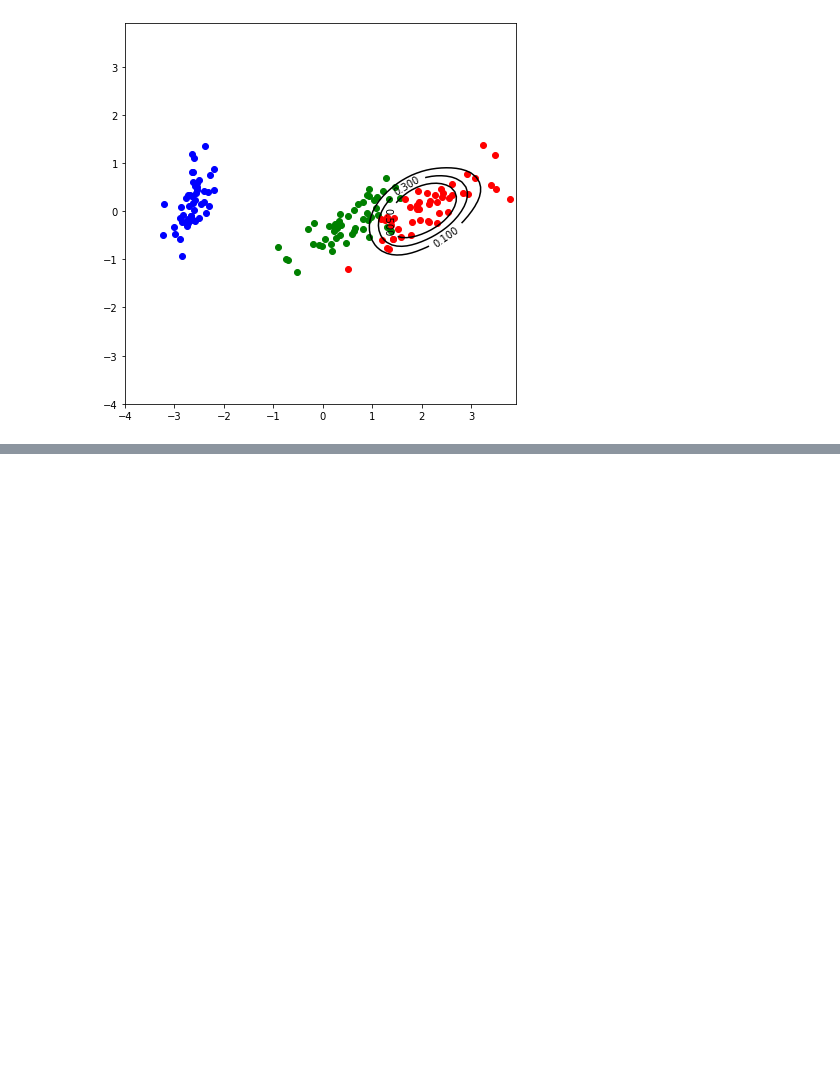
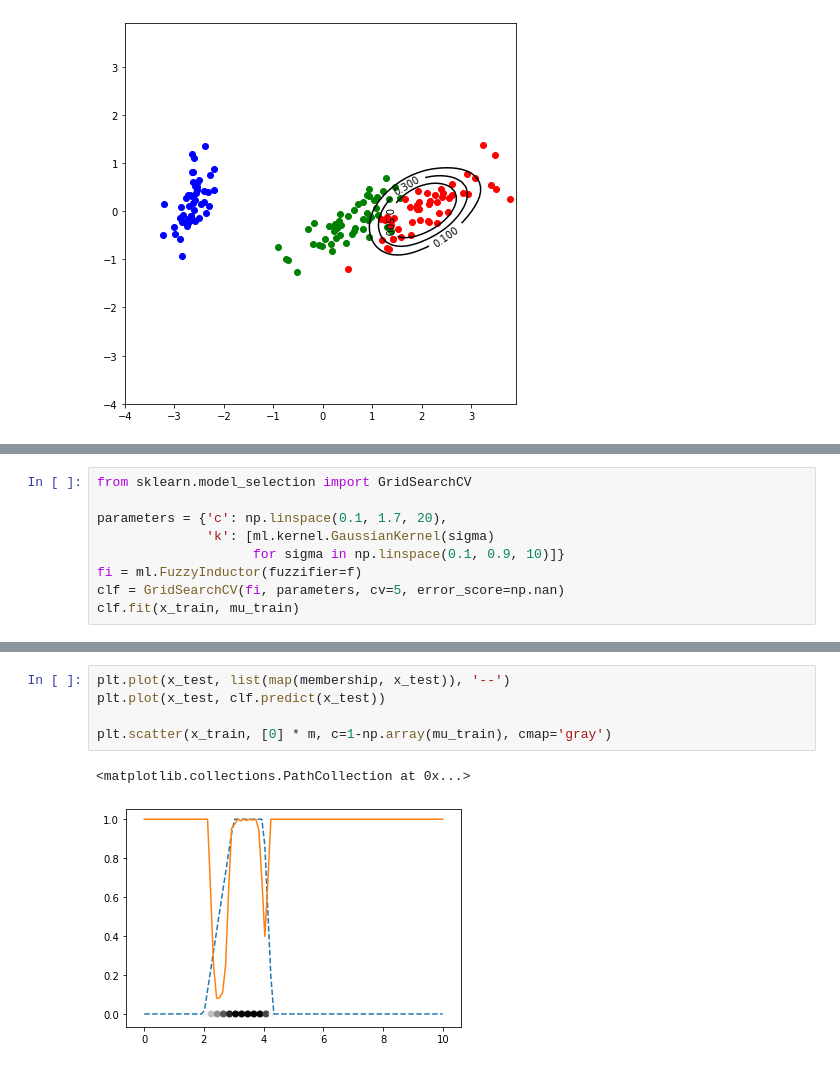
Before and after one commit to ManuelDileo/mulearn, a Jupyter notebook: index.ipynb, the cells around one changed output, grey strips where cells are left out. Drawn from its saved outputs; the diff is of its cells as text; blank space fills up the shorter version.

```diff
--- a/index.ipynb
+++ b/index.ipynb
@@ -112,0 +194,9 @@ plt.show()
+# %%
+from sklearn.model_selection import GridSearchCV
+
+parameters = {'c': np.linspace(0.1, 1.7, 20),
+              'k': [ml.kernel.GaussianKernel(sigma)
+                    for sigma in np.linspace(0.1, 0.9, 10)]}
+fi = ml.FuzzyInductor(fuzzifier=f)
+clf = GridSearchCV(fi, parameters, cv=5, error_score=np.nan)
+clf.fit(x_train, mu_train)
@@ -112,0 +223,8 @@ plt.show()
+# %%
+plt.plot(x_test, list(map(membership, x_test)), '--')
+plt.plot(x_test, clf.predict(x_test))
+
+plt.scatter(x_train, [0] * m, c=1-np.array(mu_train), cmap='gray')
+# %% [output]
+<matplotlib.collections.PathCollection at 0x...>
+[figure, added]
```
Also changed, not shown: parts of 7 cells of this notebook, 12 other files.
